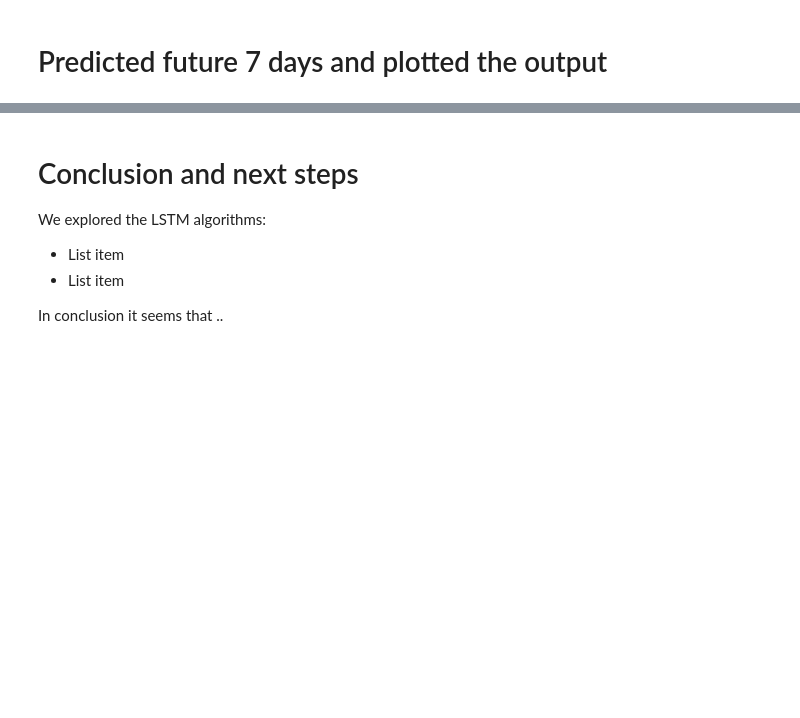
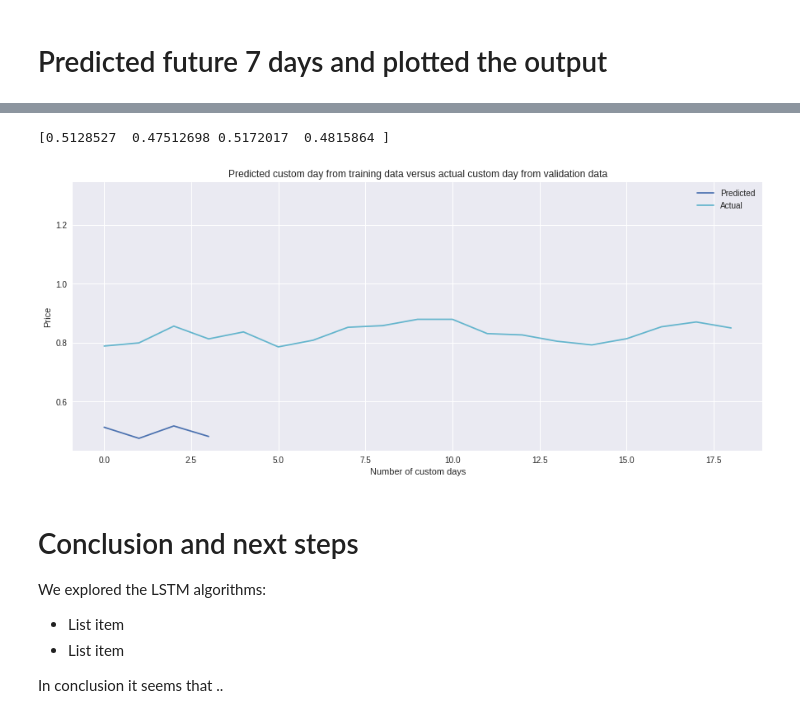
Before and after one commit to vivienneobrien/final_project, a Jupyter notebook: week_8/part_two_lstm:cnn/cnn_model.ipynb, the cells around one changed output, grey strips where cells are left out. Drawn from its saved outputs; the diff is of its cells as text; code cells hidden in the pictures; blank space fills up the shorter version.

```diff
--- a/week_8/part_two_lstm/lstm_model.ipynb
+++ b/week_8/part_two_lstm:cnn/cnn_model.ipynb
@@ -687 +697,31 @@ ValueError: ignored
+# %%
+# Connect what we got as a result to the future
+day_new = custom_day-1
+
+# Predicted 4 days from training
+# Plot and label
+# Transform back to original value before normalised
+custom_day_prediction = np.array(lst_output)
+print(custom_day_prediction)
+plt.plot(custom_day_prediction, label="Predicted")
+plt.plot(day_new, scaler.inverse_transform([custom_day_prediction]))
+
+# Actual 4 days from validation
+# Plot and label
+# Transform back to original value before normalised
+# Start on 4 instead
+val_data = [item[1] for item in valset_data]
+custom_day_validation = val_data[custom_day:]
+plt.plot(custom_day_validation, label="Actual")
+plt.plot(day_new, scaler.inverse_transform([custom_day_validation]))
+
+# Information
+plt.title('Predicted custom day from training data versus actual custom day from validation data')
+plt.xlabel('Number of custom days')
+plt.ylabel('Price')
+plt.legend()
+plt.show()
+# %% [output]
+[0.5128527  0.47512698 0.5172017  0.4815864 ]
+[figure, added]
 # %%
```
Also changed, not shown: parts of 48 cells of this notebook, 4 other files.
